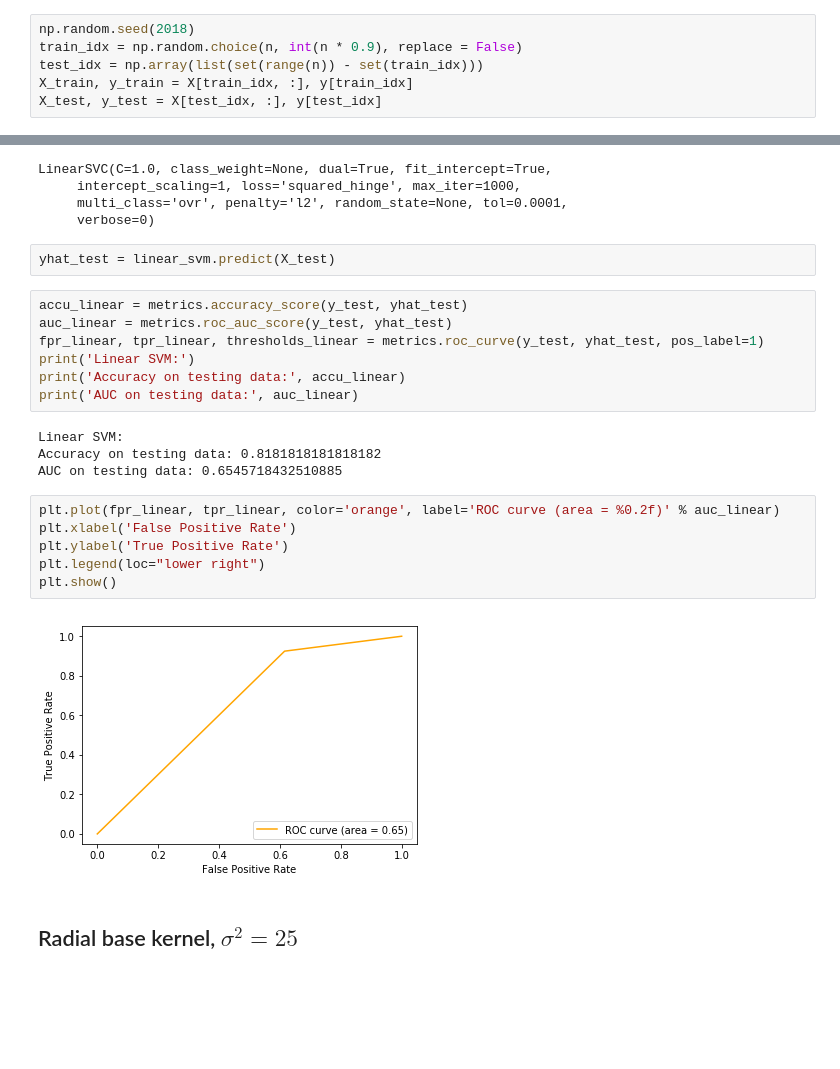
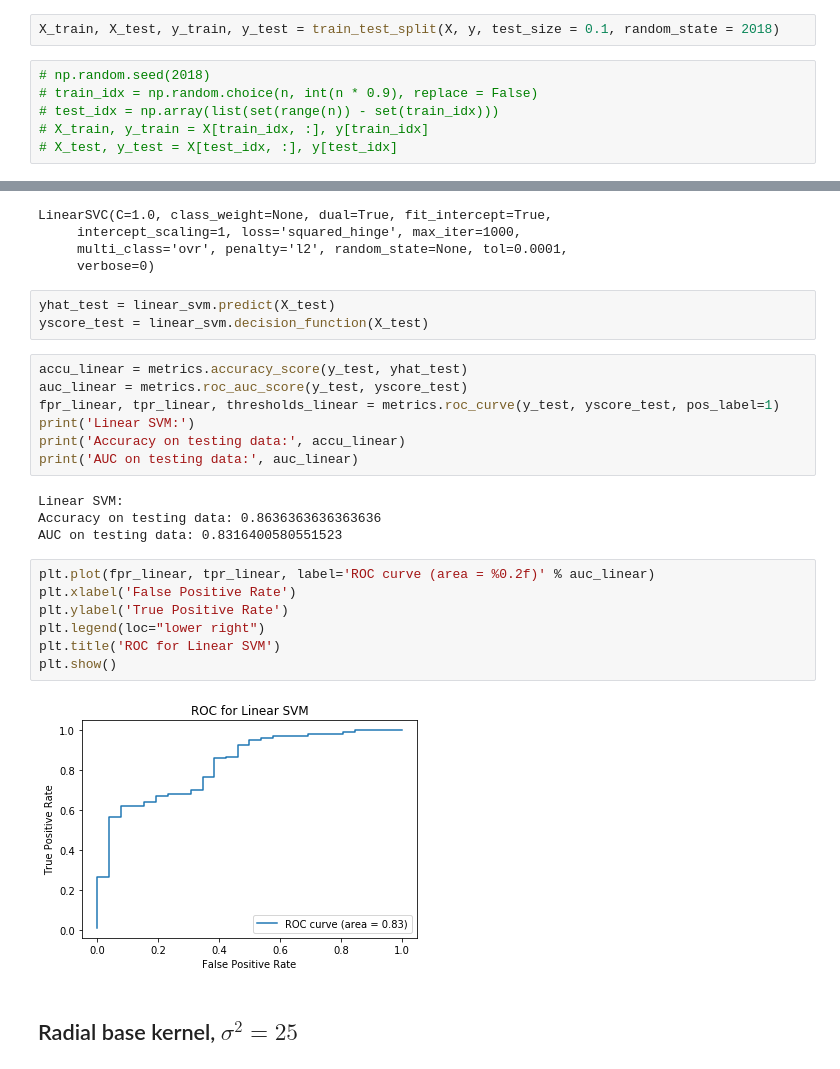
Before and after one commit to YilinGao/ML_assignments, a Jupyter notebook: hw4/hw4_code/q4.ipynb, the cells around one changed output, grey strips where cells are left out. Saved outputs shown, nothing was run; the diff lists cells and outputs as text; blank space fills up the shorter version.

```diff
--- a/hw4/hw4_code/q4.ipynb
+++ b/hw4/hw4_code/q4.ipynb
@@ -22,9 +30,11 @@ print(X.shape, y.shape)
+# %%
+X_train, X_test, y_train, y_test = train_test_split(X, y, test_size = 0.1, random_state = 2018)
 # %%
-np.random.seed(2018)
-train_idx = np.random.choice(n, int(n * 0.9), replace = False)
-test_idx = np.array(list(set(range(n)) - set(train_idx)))
-X_train, y_train = X[train_idx, :], y[train_idx]
-X_test, y_test = X[test_idx, :], y[test_idx]
+# np.random.seed(2018)
+# train_idx = np.random.choice(n, int(n * 0.9), replace = False)
+# test_idx = np.array(list(set(range(n)) - set(train_idx)))
+# X_train, y_train = X[train_idx, :], y[train_idx]
+# X_test, y_test = X[test_idx, :], y[test_idx]
 # %% [markdown]
 ## Linear kernel SVM
 # %%
@@ -38,25 +48,27 @@ LinearSVC(C=1.0, class_weight=None, dual=True, fit_intercept=True,
      verbose=0)
 # %%
 yhat_test = linear_svm.predict(X_test)
+yscore_test = linear_svm.decision_function(X_test)
 # %%
 accu_linear = metrics.accuracy_score(y_test, yhat_test)
-auc_linear = metrics.roc_auc_score(y_test, yhat_test)
-fpr_linear, tpr_linear, thresholds_linear = metrics.roc_curve(y_test, yhat_test, pos_label=1)
+auc_linear = metrics.roc_auc_score(y_test, yscore_test)
+fpr_linear, tpr_linear, thresholds_linear = metrics.roc_curve(y_test, yscore_test, pos_label=1)
 print('Linear SVM:')
 print('Accuracy on testing data:', accu_linear)
 print('AUC on testing data:', auc_linear)
 # %% [output]
 Linear SVM:
-Accuracy on testing data: 0.8181818181818182
-AUC on testing data: 0.6545718432510885
+Accuracy on testing data: 0.8636363636363636
+AUC on testing data: 0.8316400580551523
 # %%
-plt.plot(fpr_linear, tpr_linear, color='orange', label='ROC curve (area = %0.2f)' % auc_linear)
+plt.plot(fpr_linear, tpr_linear, label='ROC curve (area = %0.2f)' % auc_linear)
 plt.xlabel('False Positive Rate')
 plt.ylabel('True Positive Rate')
 plt.legend(loc="lower right")
+plt.title('ROC for Linear SVM')
 plt.show()
 # %% [output]
-[figure, old version]
+[figure, new version]
 # %% [markdown]
 ## Radial base kernel, $\sigma^2 = 25$
 # %%
```
Also changed, not shown: parts of 10 cells of this notebook, 5 other files.
